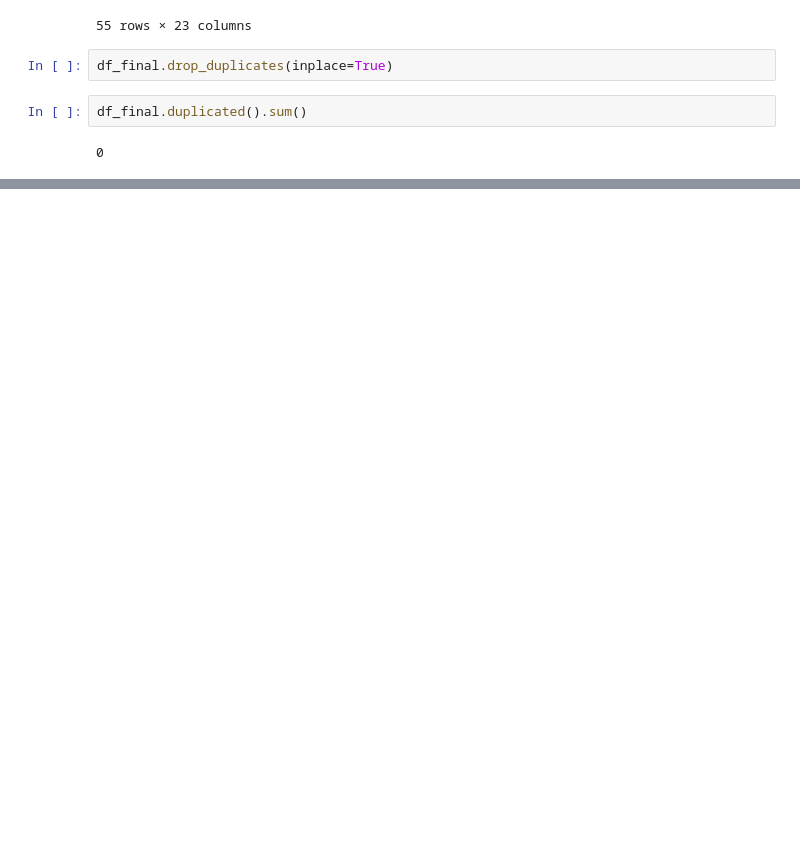
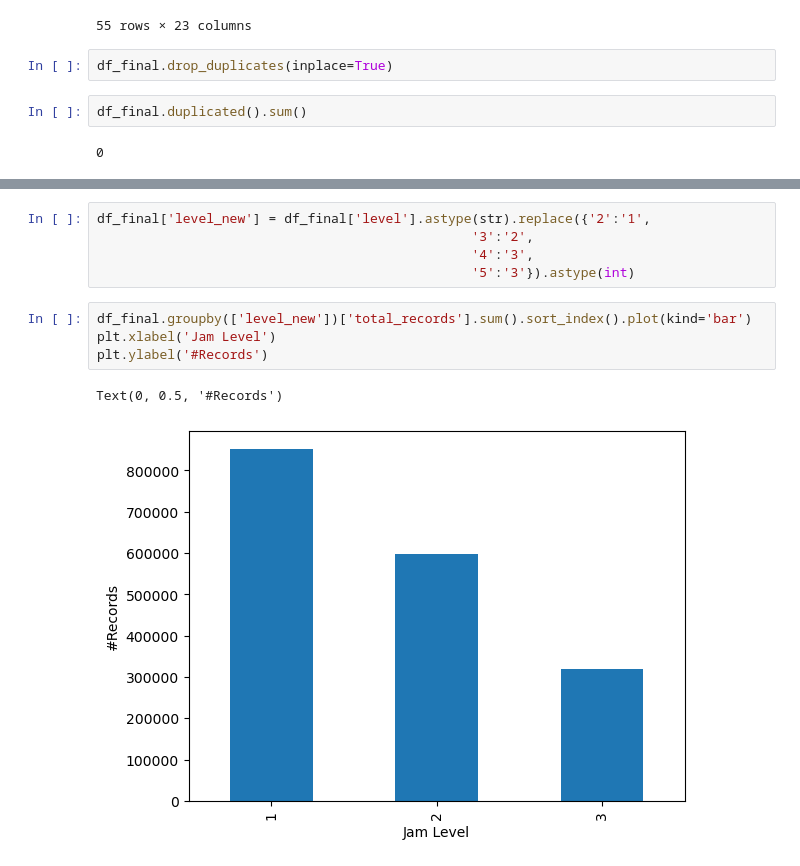
Before and after one commit to ihsannurfaqih/dsls_ds, a Jupyter notebook: notebook/EDA.ipynb, the cells around one changed output, grey strips where cells are left out. Cells and saved outputs as stored; diff of their text form; blank space fills up the shorter version.

```diff
--- a/notebook/EDA.ipynb
+++ b/notebook/EDA.ipynb
@@ -203,0 +262,12 @@ df_final.duplicated().sum()
+# %%
+df_final['level_new'] = df_final['level'].astype(str).replace({'2':'1',
+                                                '3':'2',
+                                                '4':'3',
+                                                '5':'3'}).astype(int)
+# %%
+df_final.groupby(['level_new'])['total_records'].sum().sort_index().plot(kind='bar')
+plt.xlabel('Jam Level')
+plt.ylabel('#Records')
+# %% [output]
+Text(0, 0.5, '#Records')
+[figure, added]
```
Also changed, not shown: parts of 22 cells of this notebook.
